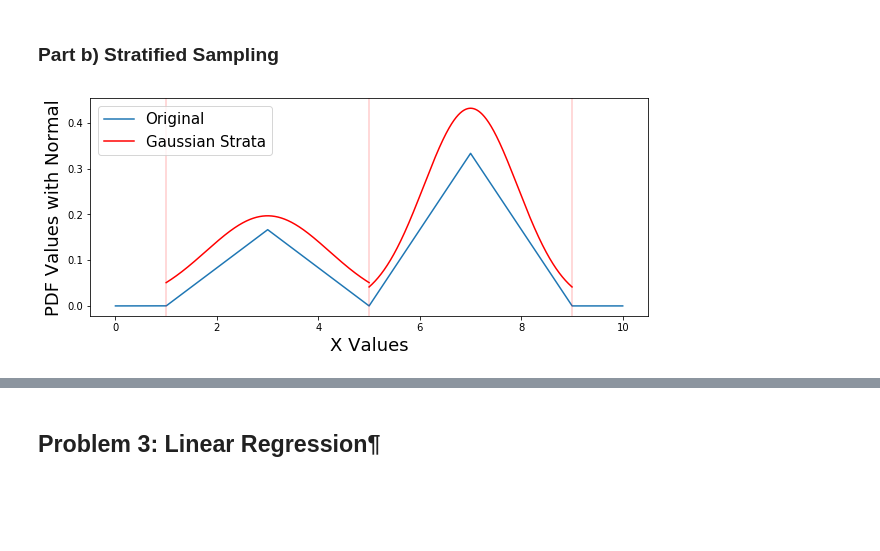
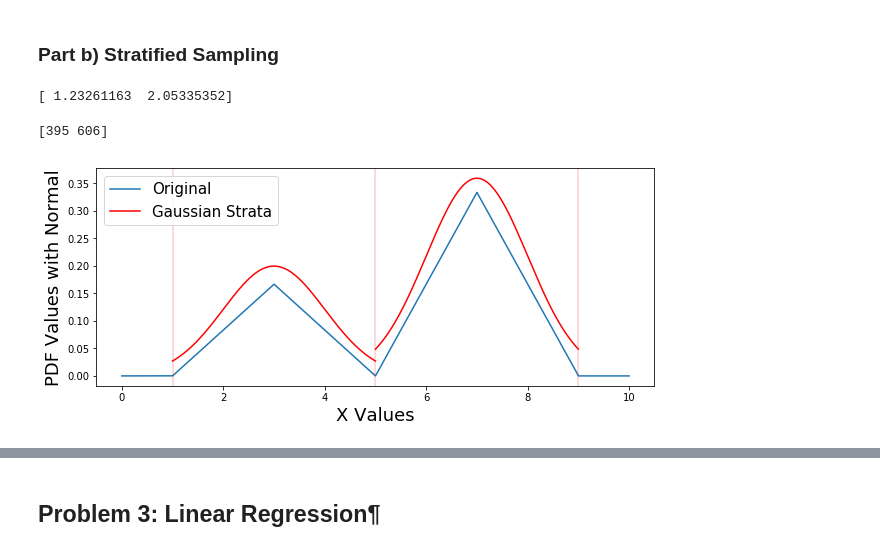
Before and after one commit to rshally/AM207, a Jupyter notebook: Spencer/Pset 2/Hallyburton_Pset_2.ipynb, the cells around one changed output, grey strips where cells are left out. Cells and saved outputs as stored; diff of their text form; code cells hidden in the pictures; blank space fills up the shorter version.

```diff
--- a/Spencer/Pset 2/Hallyburton_Pset_2.ipynb
+++ b/Spencer/Pset 2/Hallyburton_Pset_2.ipynb
@@ -305,54 +313,74 @@ Rejection 2: 8.5682e-08
 After computing the variances for each of the methods, we see that they are all reasonbly close together. We can then posit that each of these methods is equivalent in terms of the variance in their prediction.
 # %% [markdown]
 ### Part b) Stratified Sampling
+# %%
+print(sigmas)
+# %% [output]
+[ 1.23261163  2.05335352]
 # %%
 # Step 1: Find a natural way to divide the domain of X - divide into 2 strata
 Ns = 2 # Number of strata
-Ntry = 100 # Number of tries in each region
-np.random.seed(seed=1)
-
+Ntry = 1000 # Number of tries in each region
 xmin = 1
 xmax = 9
+
 step = (xmax - xmin)/Ns
 sigmas = np.zeros(Ns)
 
-Utry = np.round(np.random.uniform(low=xmin, high=xmax, size=Ntry), decimals=DEC)
+# Pick out x according to f(x) (inverse sampling?)
+yinit = np.round( np.random.rand(Ntry), decimals=DEC)
+
 locs = []
-for yval in Utry:
-    A = np.argmax(x==yval)
+CDF_try = np.round(CDF_X, decimals=DEC)
+for yval in yinit:
+    A = np.argmax(CDF_try==yval)
     locs.append(A)
-Ytry = x[locs]
+
+Utry = x[locs]
+
+# When calculating the number of samples in each region, figure out the variation in the h values you observe
+Ytry = h(Utry)
 Umin = 0
 Umax = step
 
 # Calculate standard deviation of points in each region
 for reg in np.arange(0,Ns):
     localmask = (Utry >= Umin) & (Utry < Umax)
+
     sigmas[reg] = np.std(Ytry[localmask])
     Umin = Umin + step
     Umax = Umax + step
 
+# Store probability of each region
+p1 = CDF_X[np.where(x==5)]
+p2 = CDF_X[np.where(x==9)] - CDF_X[np.where(x==5)]
+p_vec = np.asarray([p1, p2])
+p_vec = p_vec.reshape(1,-11)
+
+nums = np.ceil(Ntry*p_vec*sigmas/np.sum(p_vec*sigmas)).astype(int)
+nums = nums.reshape(1,-1)
 # Determine parameters for normal proposals and show on plot:
-Mg1 = lambda x: 3/5*gaussian(x, 3, sigmas[0])
-x1 = x[(x>=xmin) & (x<=(xmin+step))]
-Mg2 = lambda x: 1*gaussian(x, 7, sigmas[1]/2)
-x2 = x[(x>=(step+xmin)) & (x<=xmax)]
-
-invCDFg1 = lambda x: dx*np.sum(Mg1(np.arange(1-dx, x, dx))) # generates our proposal using inverse sampling
-CDFvals1 = np.round( list(map(lambda val: invCDFg1(val), x1)), decimals= DEC)
-
-invCDFg2 = lambda x: dx*np.sum(Mg2(np.arange(5-dx, x, dx))) # generates our proposal using inverse sampling
-CDFvals2 = np.round( list(map(lambda val: invCDFg2(val), x2)), decimals= DEC)
-
-fig = plt.figure(figsize=(10,4))
-plt.plot(x, x_out, label='Original')
-for j in range(Ns+1):
-    plt.axvline(xmin + j*step, 0, 1, color='r', alpha=0.2)
-plt.plot(x1, Mg1(x1), color='r', label=u'Gaussian Strata')
-plt.plot(x2, Mg2(x2), color='r')
-plt.xlabel('X Values')
-plt.ylabel('PDF Values with Normal')
-plt.legend()
-plt.show()
+mu_vals = [3, 7]
+sigma_vals = [1, 1]
+nums = nums[0]
+print(nums)
 # %% [output]
-[figure, removed]
+[395 606]
+# %%
+Mg1 = lambda x: 1/2*gaussian(x, mu_vals[0], sigma_vals[0])
+x1 = x[(x>=xmin) & (x<=(xmin+step))]
+Mg2 = lambda x: 9/10*gaussian(x, mu_vals[1], sigma_vals[1])
+x2 = x[(x>=(step+xmin)) & (x<=xmax)]
+
+fig = plt.figure(figsize=(10,4))
+plt.plot(x, x_out, label='Original')
+for j in range(Ns+1):
+    plt.axvline(xmin + j*step, 0, 1, color='r', alpha=0.2)
+plt.plot(x1, Mg1(x1), color='r', label=u'Gaussian Strata')
+plt.plot(x2, Mg2(x2), color='r')
+plt.xlabel('X Values')
+plt.ylabel('PDF Values with Normal')
+plt.legend()
+plt.show()
+# %% [output]
+[figure, added]
```
Also changed, not shown: parts of 16 cells of this notebook.
